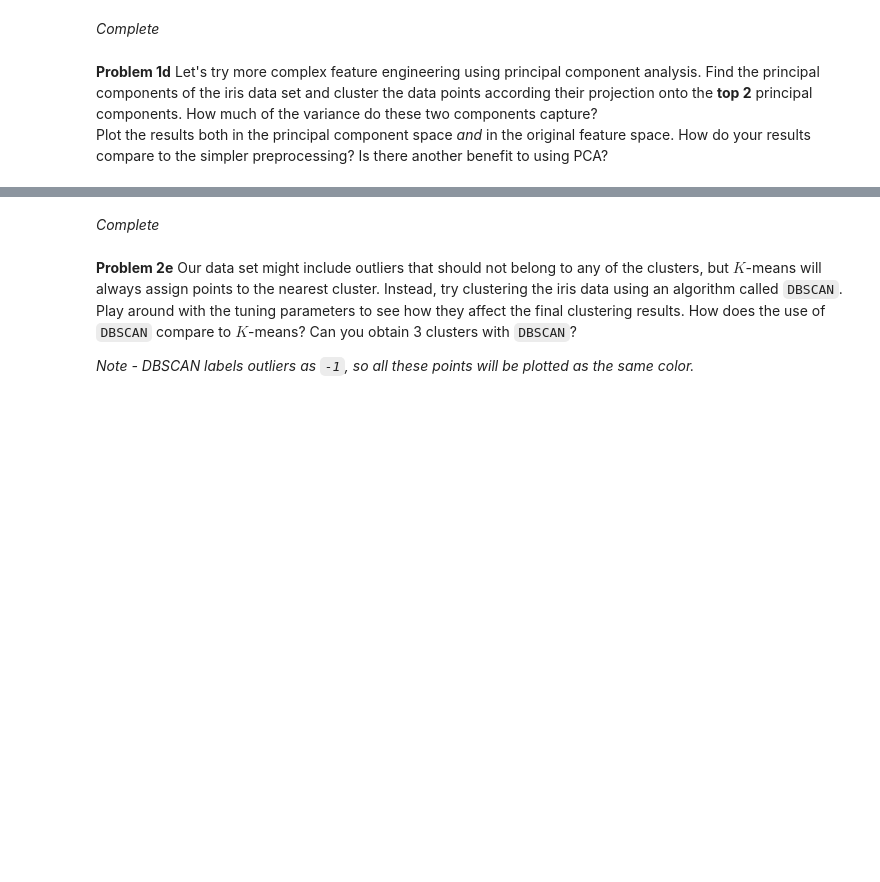
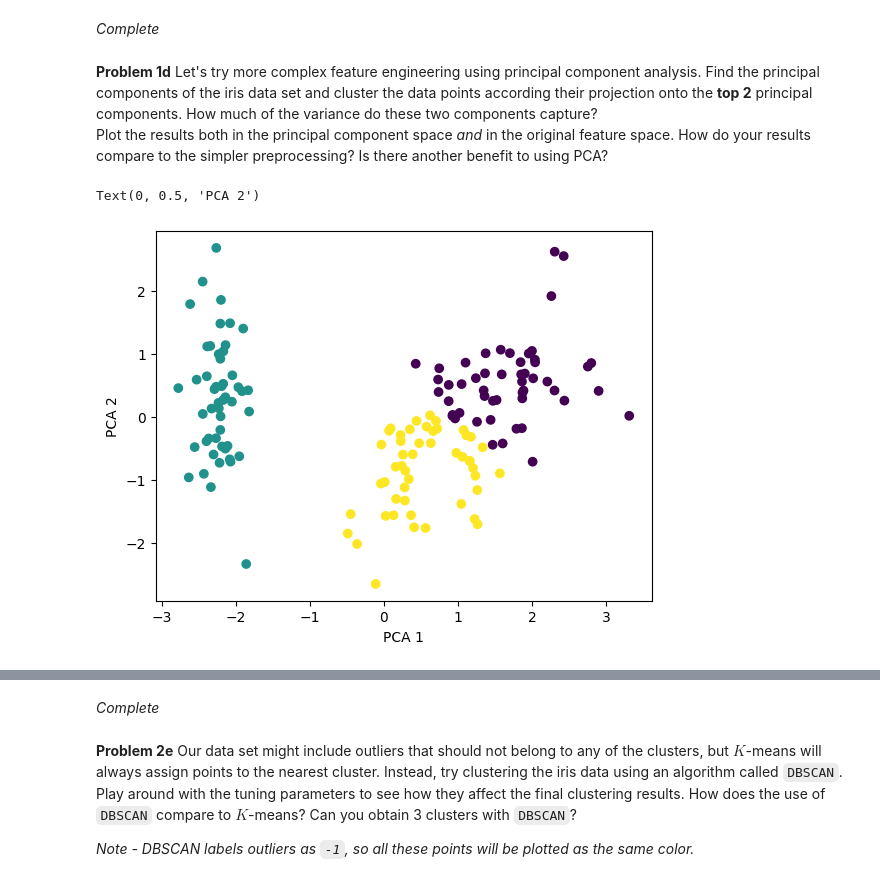
Before and after one commit to ASTR154/clustering, a Jupyter notebook: clustering.ipynb, the cells around one changed output, grey strips where cells are left out. Cells and saved outputs as stored; diff of their text form; code cells hidden in the pictures; blank space fills up the shorter version.

```diff
--- a/clustering.ipynb
+++ b/clustering.ipynb
@@ -134,6 +127,27 @@ array([[<Axes: xlabel='sepal length', ylabel='sepal length'>,
 # %% [markdown]
 **Problem 1d** Let's try more complex feature engineering using principal component analysis. Find the principal components of the iris data set and cluster the data points according their projection onto the **top 2** principal components. How much of the variance do these two components capture?
 Plot the results both in the principal component space *and* in the original feature space. How do your results compare to the simpler preprocessing? Is there another benefit to using PCA?
+# %%
+from sklearn.decomposition import PCA
+
+scaler = StandardScaler()
+scaler.fit(df)
+scaler_df = scaler.transform(df)
+
+pca = PCA(n_components=2)
+pca.fit(scaler_df)
+scaled_pca_df = pca.transform(scaler_df)
+
+pca_kmeans3 = KMeans(n_clusters=3)  # complete
+pca_kmeans3.fit(scaled_pca_df)  # complete
+pca_clusters3 = pca_kmeans3.predict(scaled_pca_df) # complete
+
+plt.scatter(scaled_pca_df[:, 0], scaled_pca_df[:, 1], c = pca_clusters3)
+plt.xlabel('PCA 1')
+plt.ylabel('PCA 2')
+# %% [output]
+Text(0, 0.5, 'PCA 2')
+[figure, added]
 # %%
 from sklearn.decomposition import PCA
 
```
Also changed, not shown: parts of 14 cells of this notebook.
